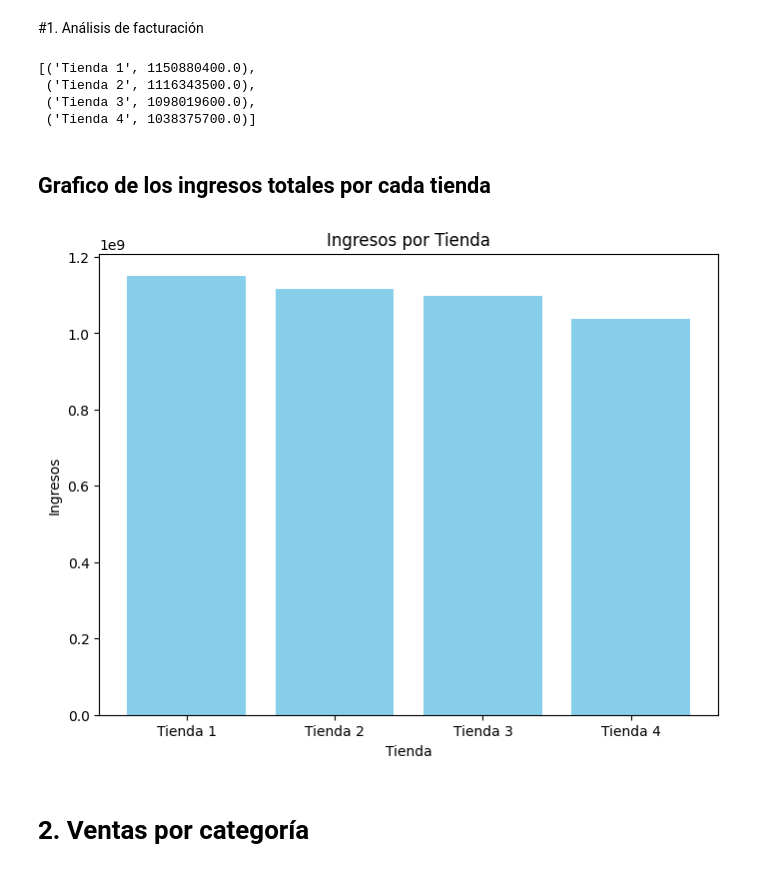
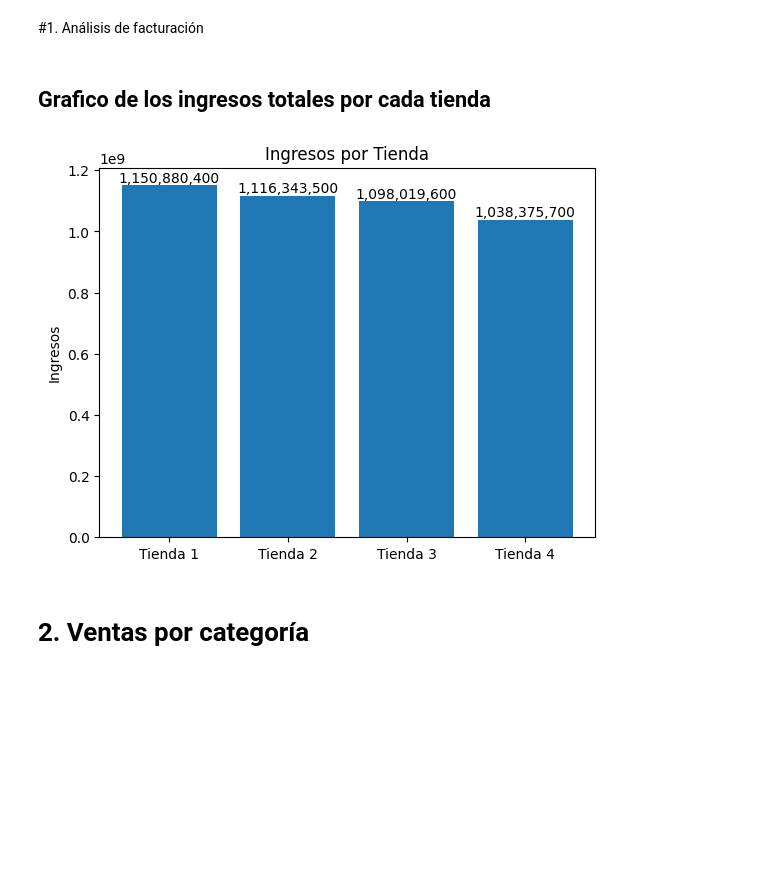
Before and after one commit to ECastro08/Alura-Store-Challenge, a Jupyter notebook: AluraStoreLatam.ipynb, the cells around one changed output. Drawn from its saved outputs; the diff is of its cells as text; code cells hidden in the pictures; blank space fills up the shorter version.

```diff
--- a/AluraStoreLatam.ipynb
+++ b/AluraStoreLatam.ipynb
@@ -28,6 +23,7 @@ tienda.head()
 # %% [markdown]
 #1. Análisis de facturación
 # %%
+from numpy._core.fromnumeric import mean
 ingreso_tienda1 = sum(tienda['Precio'])
 ingreso_tienda2 = sum(tienda2['Precio'])
 ingreso_tienda3 = sum(tienda3['Precio'])
@@ -35,26 +31,16 @@ ingreso_tienda4 = sum(tienda4['Precio'])
 
 tiendas = ['Tienda 1', 'Tienda 2', 'Tienda 3', 'Tienda 4']
 ingresos = [ingreso_tienda1, ingreso_tienda2, ingreso_tienda3, ingreso_tienda4]
-
-# lista de tuplas con las ventas de cada tienda
-tienda_ingreso = [(t,i) for t, i in zip(tiendas, ingresos)]
-tienda_ingreso
-# %% [output]
-[('Tienda 1', 1150880400.0),
- ('Tienda 2', 1116343500.0),
- ('Tienda 3', 1098019600.0),
- ('Tienda 4', 1038375700.0)]
 # %% [markdown]
 ## Grafico de los ingresos totales por cada tienda
 # %%
-plt.figure(figsize=(8, 6))
-plt.bar(tiendas, ingresos, color='skyblue')
-plt.xlabel('Tiendas')
-plt.ylabel('Ingresos')
-plt.title('Ingresos por Tienda')
+fig, ax = plt.subplots()
+bar_container = ax.bar(tiendas, ingresos)
+ax.set(ylabel='Ingresos', title='Ingresos por Tienda')
+ax.bar_label(bar_container, fmt='{:,.0f}')
 plt.show()
 # %% [output]
-[figure, old version]
+[figure, new version]
 # %% [markdown]
 # 2. Ventas por categoría
 # %% [markdown]
```
Also changed, not shown: parts of 25 cells of this notebook.
